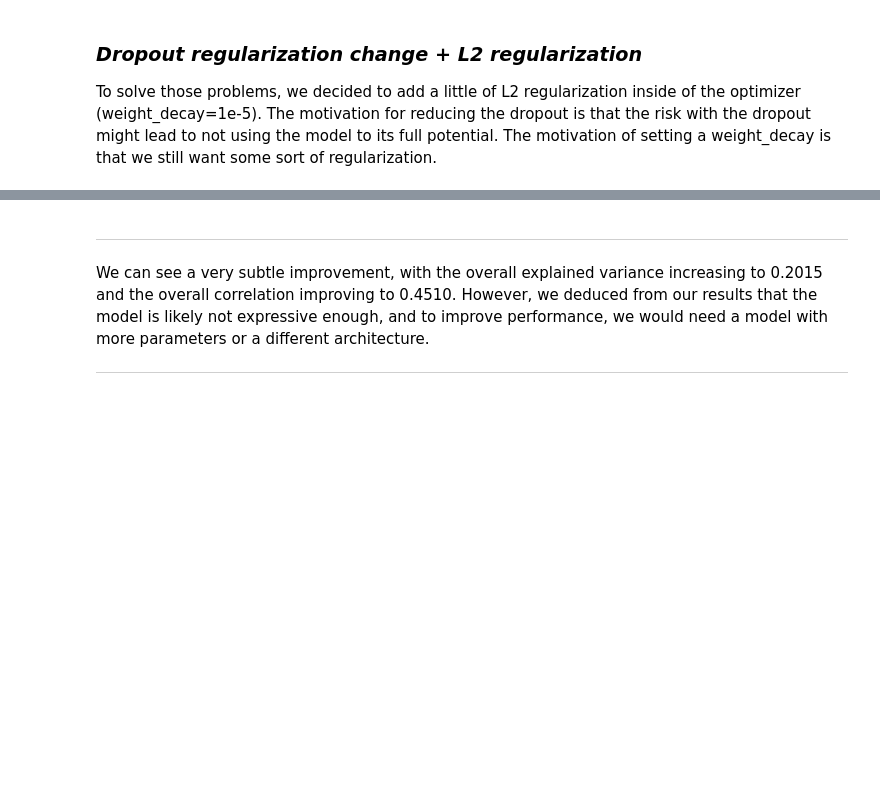
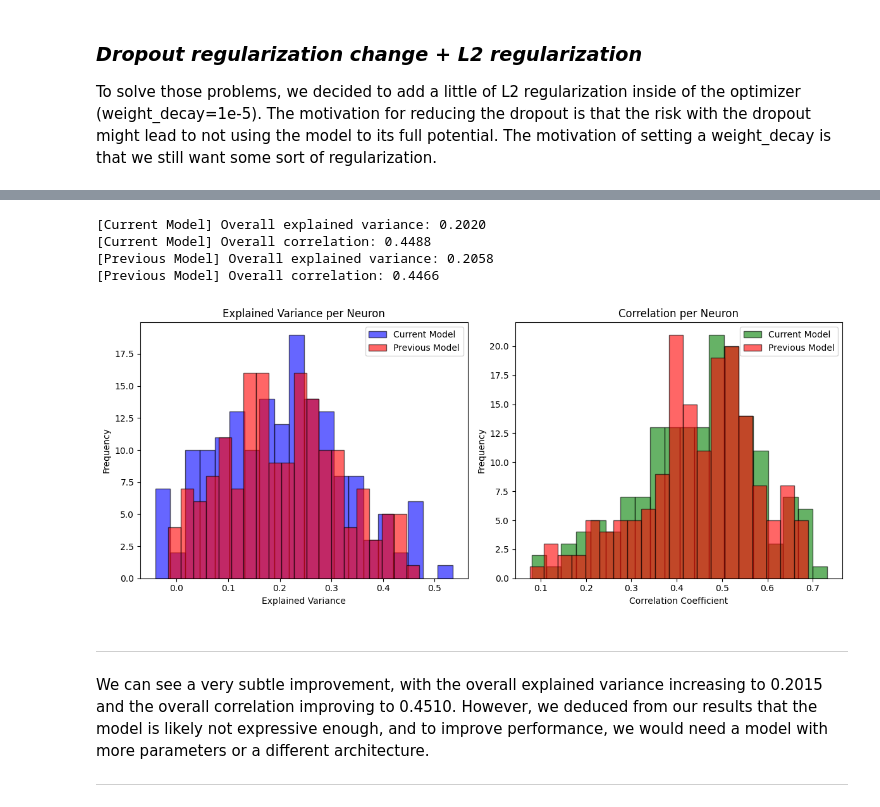
Before and after one commit to MetthewB/NX-414-Team-16, a Jupyter notebook: week8.ipynb, the cells around one changed output, grey strips where cells are left out. Drawn from its saved outputs; the diff is of its cells as text; code cells hidden in the pictures; blank space fills up the shorter version.

```diff
--- a/week8.ipynb
+++ b/week8.ipynb
@@ -357,12 +411,12 @@ print('Using device:', device)
 # %%
-import torch.optim as optim
+shallow_cnn_l2 = ShallowCNN(n_neurons=n_neurons)
 
 # Define the loss function
 loss_function = nn.MSELoss()
 
 # Define the optimizer
 learning_rate = 0.001
-optimizer = optim.Adam(shallow_cnn.parameters(), lr=learning_rate, weight_decay=1e-5)  # Change
+optimizer = optim.Adam(shallow_cnn_l2.parameters(), lr=learning_rate, weight_decay=1e-5)  # Change
 scheduler = StepLR(optimizer, step_size=10, gamma=0.6)
 # %%
-train_model(shallow_cnn, train_dataloader, val_dataloader, loss_function, optimizer, epochs=20, device=device, scheduler=scheduler)
+train_model(shallow_cnn_l2, train_dataloader, val_dataloader, loss_function, optimizer, epochs=20, device=device, scheduler=scheduler)
@@ -369,7 +444,13 @@ train_model(shallow_cnn, train_dataloader, val_dataloader, loss_function, optimi
 # %%
-device = "cpu"
 # Evaluate model on the validation set
-evaluate_model(shallow_cnn, val_dataloader, spikes_val, device=device)
+evaluate_model(shallow_cnn_l2, val_dataloader, spikes_val, device="cpu",
+               prev_model=shallow_cnn_drop, prev_dataloader=val_dataloader)
+# %% [output]
+[Current Model] Overall explained variance: 0.2020
+[Current Model] Overall correlation: 0.4488
+[Previous Model] Overall explained variance: 0.2058
+[Previous Model] Overall correlation: 0.4466
+[figure, added]
 # %% [markdown]
 ---
 
```
Also changed, not shown: parts of 70 cells of this notebook, 3 other files.
